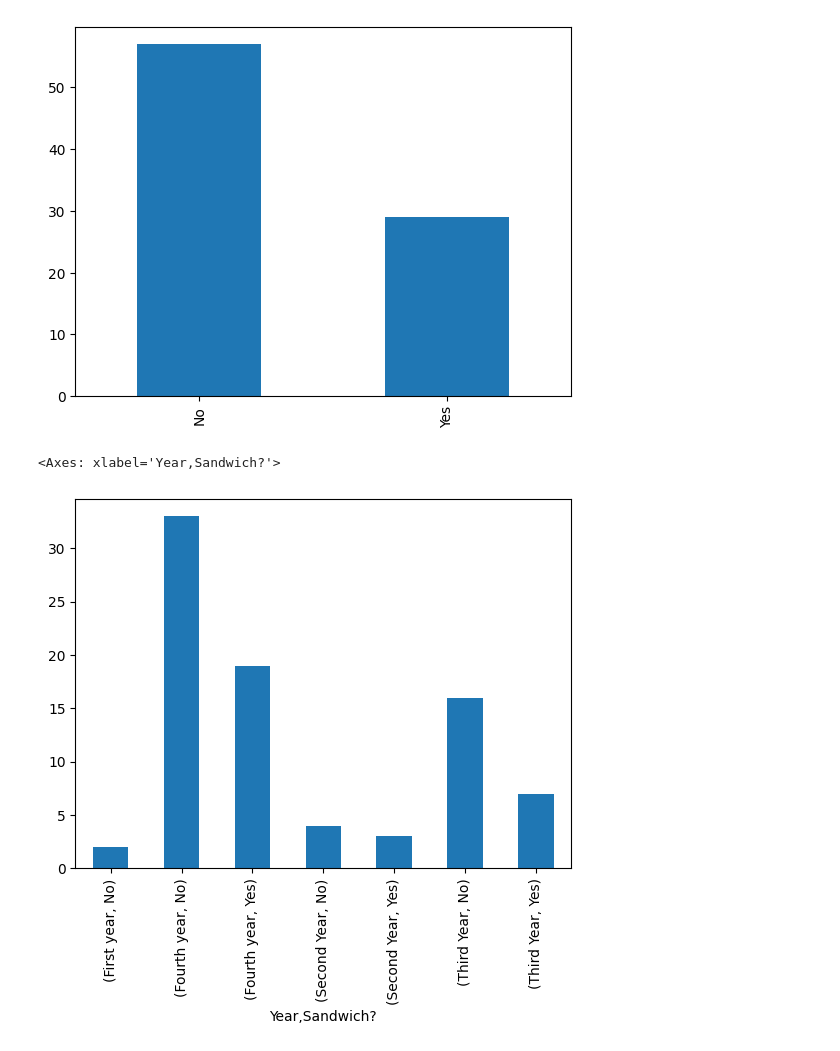
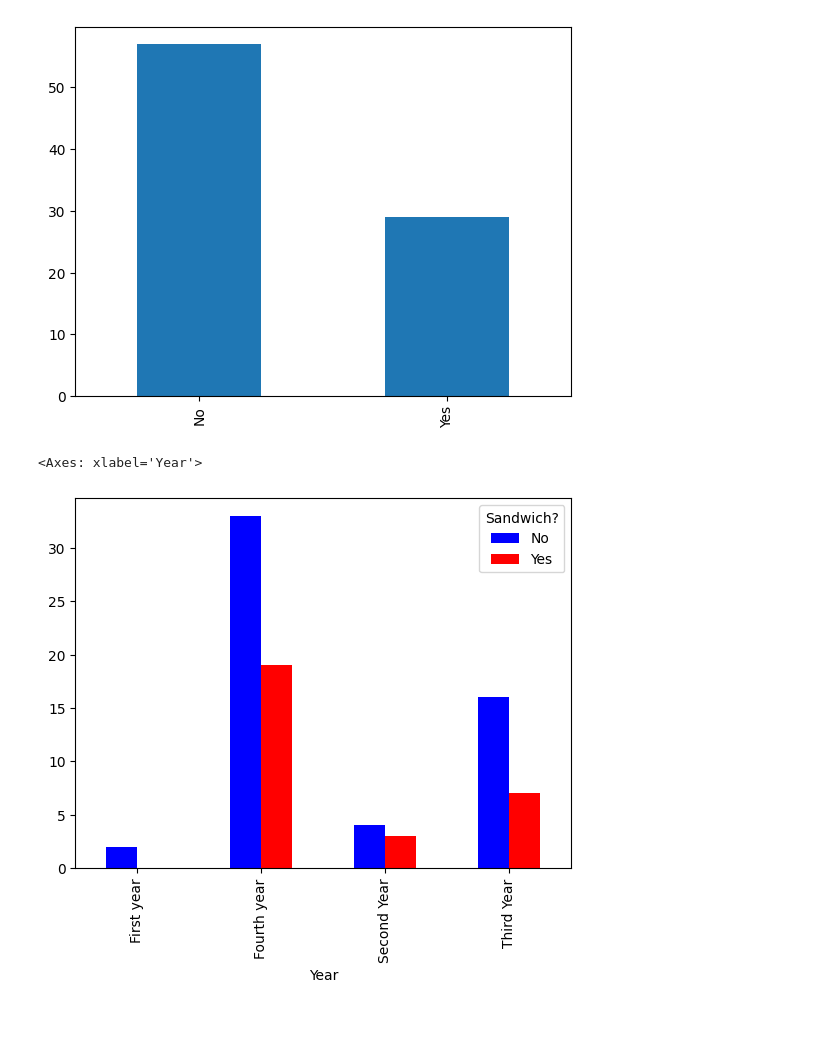
Before and after one commit to UVADS/DS-4002, a Jupyter notebook: hot-dog-survey-data/exploratory data for hotdog.ipynb, the cells around one changed output. Saved outputs shown, nothing was run; the diff lists cells and outputs as text; code cells hidden in the pictures; blank space fills up the shorter version.

Commit message:
updated plots

```diff
--- a/hot-dog-survey-data/exploratory data for hotdog.ipynb
+++ b/hot-dog-survey-data/exploratory data for hotdog.ipynb
@@ -66,7 +66,8 @@ df['Sandwich?'].value_counts().plot(kind='bar')
 [figure]
 # %%
 # group by year, and plot number of people Sandwich yes vs no
-df.groupby('Year')['Sandwich?'].value_counts().plot(kind='bar')
+# group by year and sandwich status, and plot number of people with different colors for yes and no
+df.groupby(['Year', 'Sandwich?'])['Sandwich?'].count().unstack().plot(kind='bar', color=['blue', 'red'])
 # %% [output]
-<Axes: xlabel='Year,Sandwich?'>
+<Axes: xlabel='Year'>
-[figure, old version]
+[figure, new version]
```
